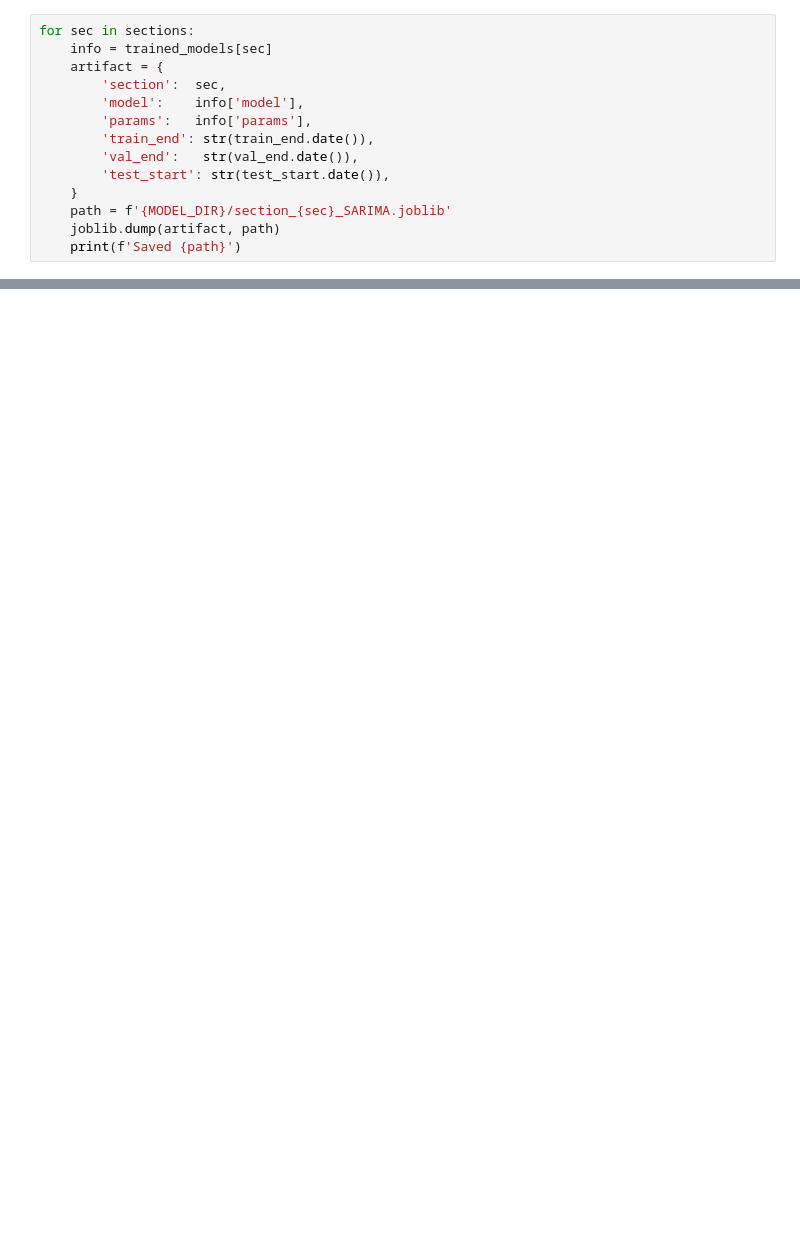
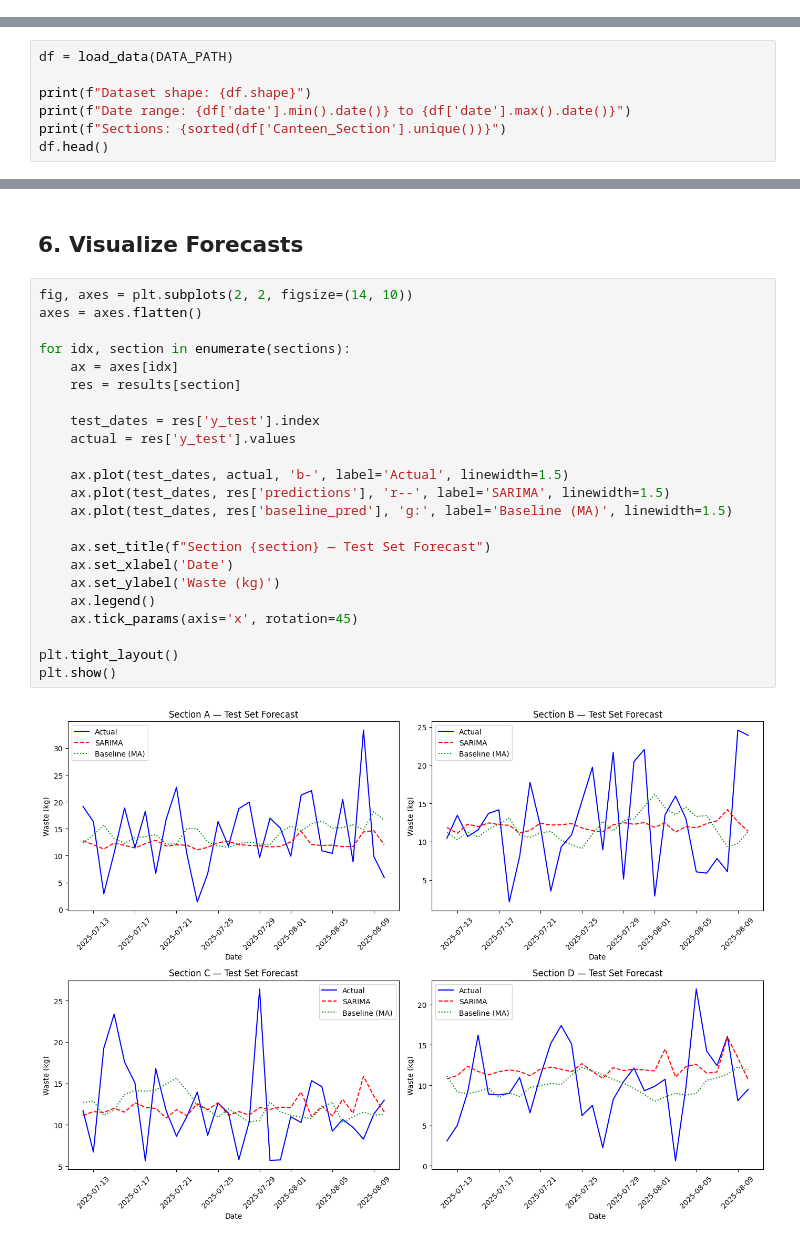
Before and after one commit to DennisRono/campus-waste-intelligence, a Jupyter notebook: sarima.ipynb, the cells around one changed output, grey strips where cells are left out. Cells and saved outputs as stored; diff of their text form; blank space fills up the shorter version.

```diff
--- a/sarima.ipynb
+++ b/sarima.ipynb
@@ -414,14 +0,0 @@ plt.show()
-# %%
-for sec in sections:
-    info = trained_models[sec]
-    artifact = {
-        'section':  sec,
-        'model':    info['model'],
-        'params':   info['params'],
-        'train_end': str(train_end.date()),
-        'val_end':   str(val_end.date()),
-        'test_start': str(test_start.date()),
-    }
-    path = f'{MODEL_DIR}/section_{sec}_SARIMA.joblib'
-    joblib.dump(artifact, path)
-    print(f'Saved {path}')
@@ -427,0 +246,7 @@ for sec in sections:
+# %%
+df = load_data(DATA_PATH)
+
+print(f"Dataset shape: {df.shape}")
+print(f"Date range: {df['date'].min().date()} to {df['date'].max().date()}")
+print(f"Sections: {sorted(df['Canteen_Section'].unique())}")
+df.head()
@@ -427,0 +437,27 @@ for sec in sections:
+# %% [markdown]
+## 6. Visualize Forecasts
+# %%
+fig, axes = plt.subplots(2, 2, figsize=(14, 10))
+axes = axes.flatten()
+
+for idx, section in enumerate(sections):
+    ax = axes[idx]
+    res = results[section]
+
+    test_dates = res['y_test'].index
+    actual = res['y_test'].values
+
+    ax.plot(test_dates, actual, 'b-', label='Actual', linewidth=1.5)
+    ax.plot(test_dates, res['predictions'], 'r--', label='SARIMA', linewidth=1.5)
+    ax.plot(test_dates, res['baseline_pred'], 'g:', label='Baseline (MA)', linewidth=1.5)
+
+    ax.set_title(f"Section {section} — Test Set Forecast")
+    ax.set_xlabel('Date')
+    ax.set_ylabel('Waste (kg)')
+    ax.legend()
+    ax.tick_params(axis='x', rotation=45)
+
+plt.tight_layout()
+plt.show()
+# %% [output]
+[figure, added]
```
Also changed, not shown: parts of 47 cells of this notebook, 18 other files.
